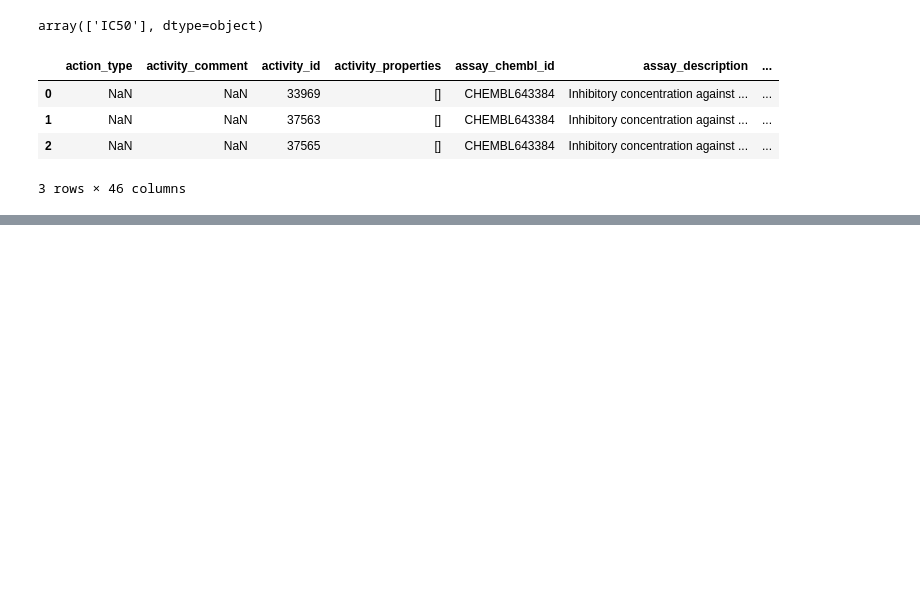
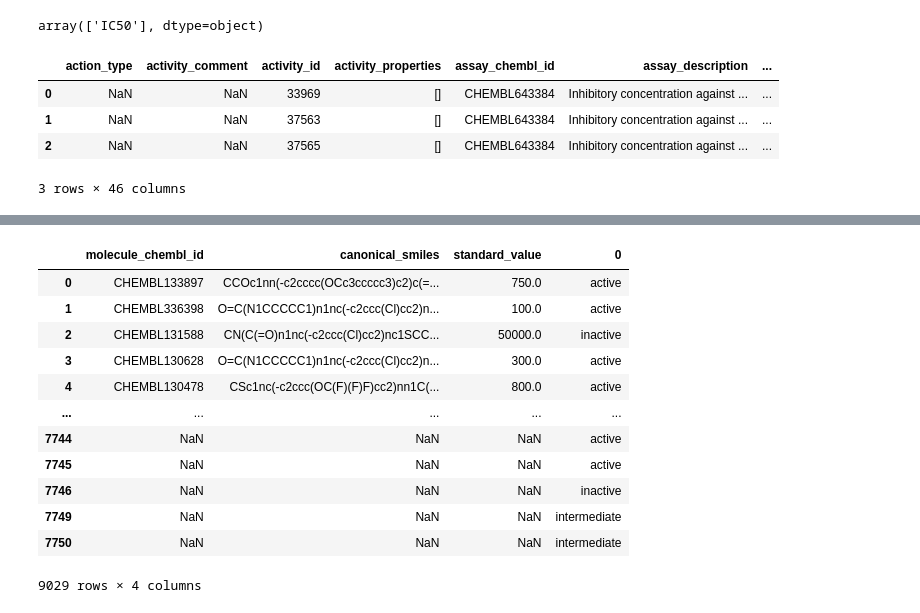
Before and after one commit to Iluvbeksinski/Linear-regression-with-chembl-data, a Jupyter notebook: bioinformatics/mlbio1.ipynb, the cells around one changed output, grey strips where cells are left out. Drawn from its saved outputs; the diff is of its cells as text; code cells hidden in the pictures; blank space fills up the shorter version.

```diff
--- a/bioinformatics/mlbio1.ipynb
+++ b/bioinformatics/mlbio1.ipynb
@@ -80 +80,10 @@ df2
 7808 rows × 46 columns
+# %%
+bioactivity_threshold = []
+for i in df2.standard_value:
+  if float(i) >= 10000:
+    bioactivity_threshold.append("inactive")
+  elif float(i) <= 1000:
+    bioactivity_threshold.append("active")
+  else:
+    bioactivity_threshold.append("intermediate")
@@ -80,0 +102,3 @@ df2
+# %%
+selection = ['molecule_chembl_id', 'canonical_smiles', 'standard_value']
+df3 = df2[selection]
@@ -80,0 +121,16 @@ df2
+# %%
+pd.concat([df3,pd.Series(bioactivity_threshold)],axis=1)
+# %% [output]
+|  | molecule_chembl_id | canonical_smiles | standard_value | 0 |
+| 0 | CHEMBL133897 | CCOc1nn(-c2cccc(OCc3ccccc3)c2)c(=... | 750.0 | active |
+| 1 | CHEMBL336398 | O=C(N1CCCCC1)n1nc(-c2ccc(Cl)cc2)n... | 100.0 | active |
+| 2 | CHEMBL131588 | CN(C(=O)n1nc(-c2ccc(Cl)cc2)nc1SCC... | 50000.0 | inactive |
+| 3 | CHEMBL130628 | O=C(N1CCCCC1)n1nc(-c2ccc(Cl)cc2)n... | 300.0 | active |
+| 4 | CHEMBL130478 | CSc1nc(-c2ccc(OC(F)(F)F)cc2)nn1C(... | 800.0 | active |
+| ... | ... | ... | ... | ... |
+| 7744 | NaN | NaN | NaN | active |
+| 7745 | NaN | NaN | NaN | active |
+| 7746 | NaN | NaN | NaN | inactive |
+| 7749 | NaN | NaN | NaN | intermediate |
+| 7750 | NaN | NaN | NaN | intermediate |
+9029 rows × 4 columns
```
Also changed, not shown: parts of 6 cells of this notebook.
